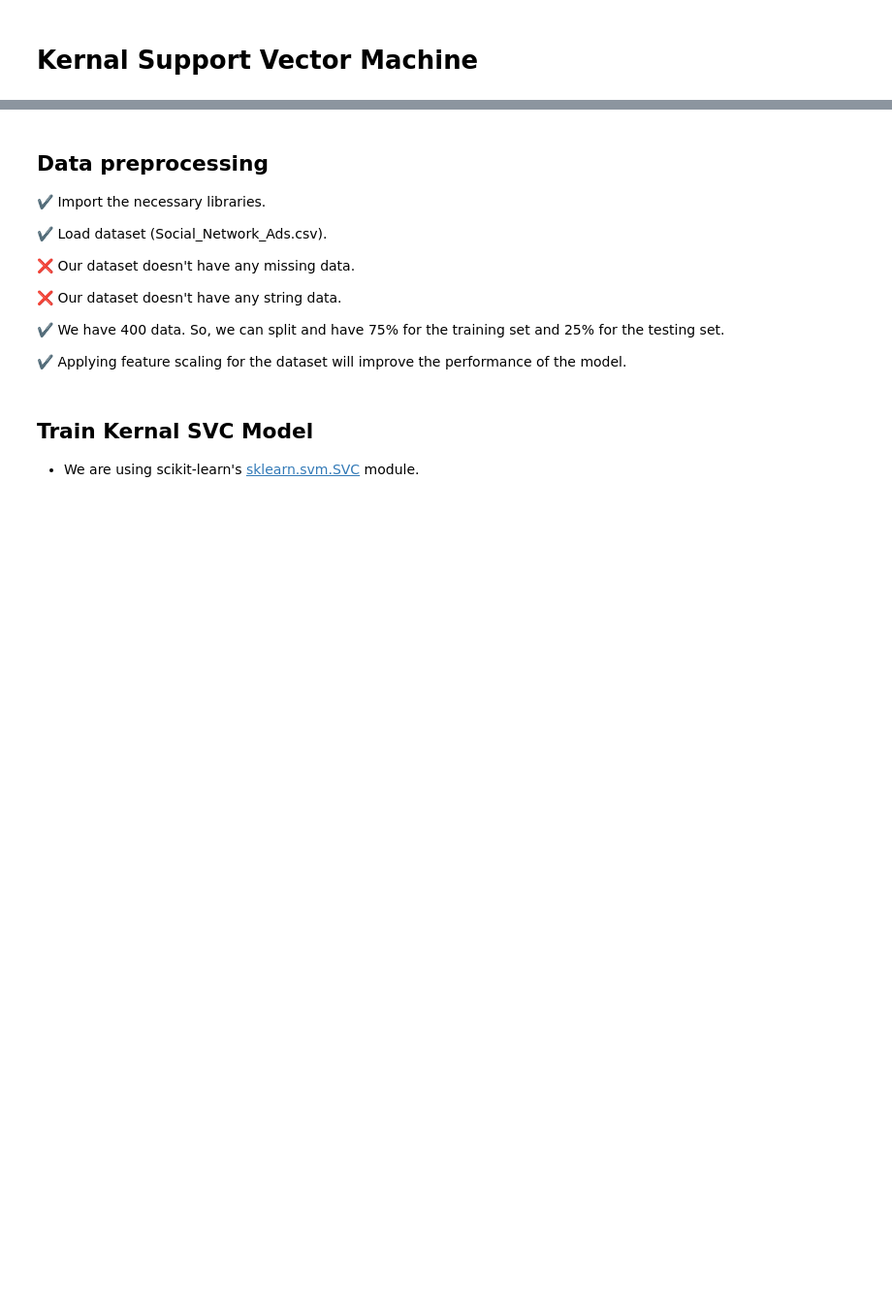
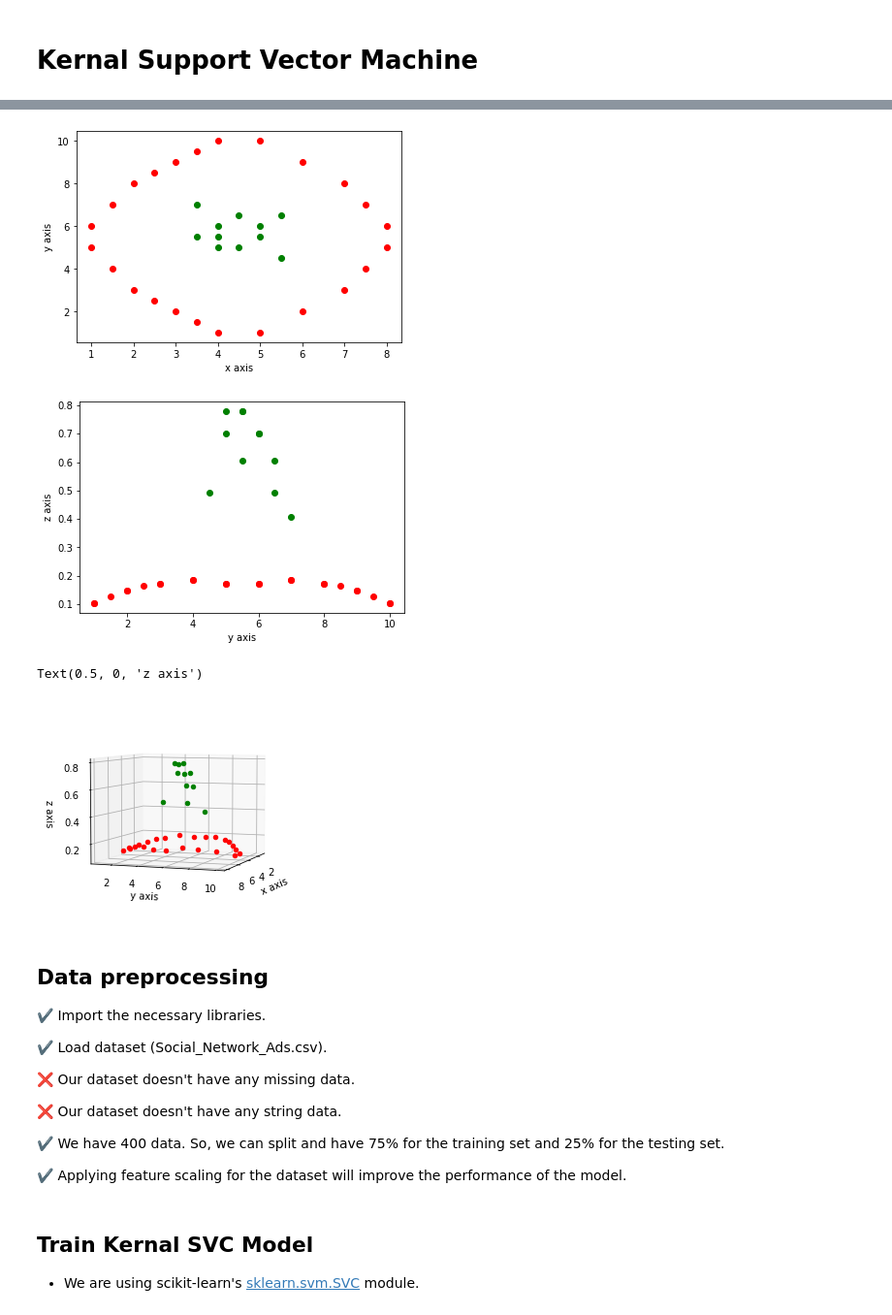
Before and after one commit to sanjay-rb/Machine-learning, a Jupyter notebook: notebook/13 . Kernal Support Vector Machine.ipynb, the cells around one changed output, grey strips where cells are left out. Shown at 97% size. Cells and saved outputs as stored; diff of their text form; code cells hidden in the pictures; blank space fills up the shorter version.

```diff
--- a/notebook/13 . Kernal Support Vector Machine.ipynb
+++ b/notebook/13 . Kernal Support Vector Machine.ipynb
@@ -3,3 +39,61 @@
+# %%
+from math import sqrt, exp
+import matplotlib.pyplot as plt
+x = [1, 1, 1.5, 1.5, 2, 2, 2.5, 2.5, 3, 3, 3.5, 3.5, 4, 4, 5,
+     5, 6, 6, 7, 7, 7.5, 7.5, 8, 8, 3.5, 3.5, 4, 4, 4, 4.5, 4.5, 5, 5, 5.5, 5.5]
+y = [5, 6, 4, 7, 3, 8, 2.5, 8.5, 2, 9, 1.5, 9.5, 1, 10, 1, 10,
+     2, 9, 3, 8, 4, 7, 5, 6, 5.5, 7, 5, 5.5, 6, 6.5, 5, 5.5, 6, 6.5, 4.5, 6]
+result = [False, False, False, False, False, False, False, False, False, False, False, False, False, False, False, False, False,
+          False, False, False, False, False, False, False, True, True, True, True, True, True, True, True, True, True, True, True]
+z = []
+for i in range(len(x)):
+    plt.scatter(
+        x=x[i], y=y[i],
+        color=('red', 'green')[result[i]],
+    )
+plt.xlabel('x axis')
+plt.ylabel('y axis')
+plt.show()
+
+
+def mappingFunc(X, Y):
+    '''
+    z = e ^ -1 * ((distance between point [x, y] and center landmark) / 2 * sigma^2)
+    Given formula is Gaussian (RBF) Radial Basis Function
+    '''
+    landmark = [4.5, 5.5]
+    sigma = 1
+    z = []
+    for x, y in zip(X, Y):
+        distance = sqrt(((x-landmark[0])**2)+((y-landmark[1])**2))
+        z.append(exp(-1 * (distance/2*sigma**2)))
+    return z
+
+
+z = mappingFunc(x, y)
+
+for i in range(len(x)):
+    plt.scatter(
+        x=y[i], y=z[i],
+        color=('red', 'green')[result[i]],
+    )
+plt.xlabel('y axis')
+plt.ylabel('z axis')
+plt.show()
+
+threeD = plt.axes(projection='3d')
+threeD.view_init(5, 20)
+for i in range(len(x)):
+    threeD.scatter3D(x[i], y[i], z[i], cmap='viridis',
+                     color=('red', 'green')[result[i]])
+threeD.set_xlabel('x axis')
+threeD.set_ylabel('y axis')
+threeD.set_zlabel('z axis')
+# %% [output]
+[figure, added]
+[figure, added]
+Text(0.5, 0, 'z axis')
+[figure, added]
 # %% [markdown]
 ## Data preprocessing
 
```
Also changed, not shown: parts of 2 cells of this notebook.
